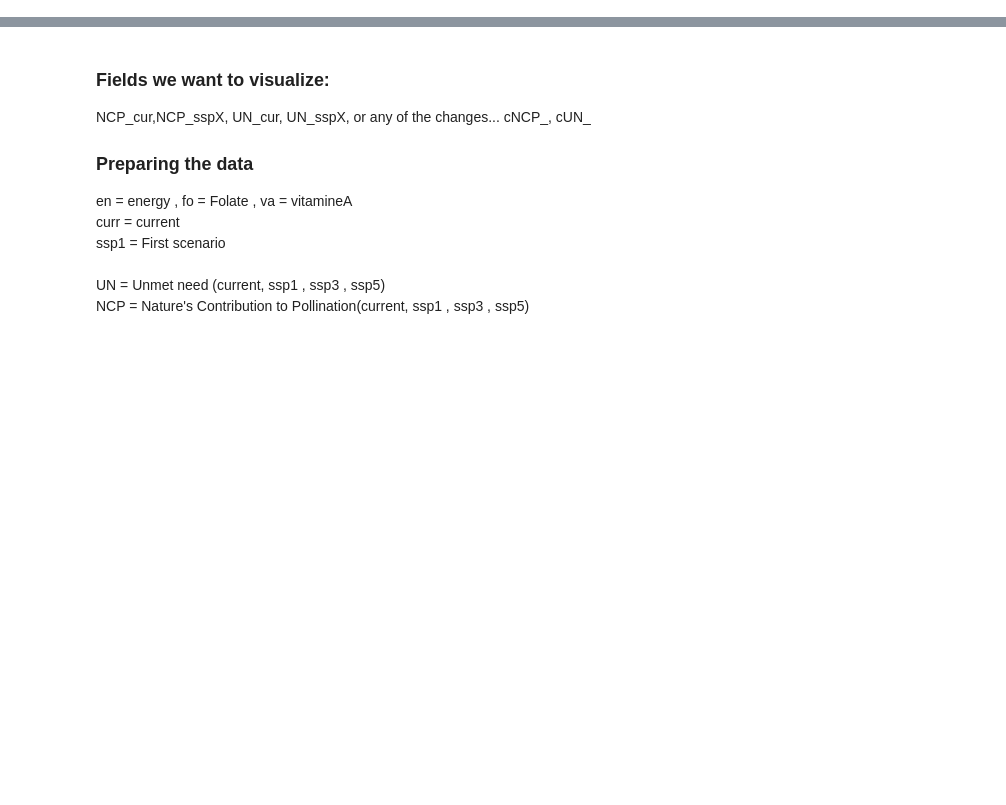
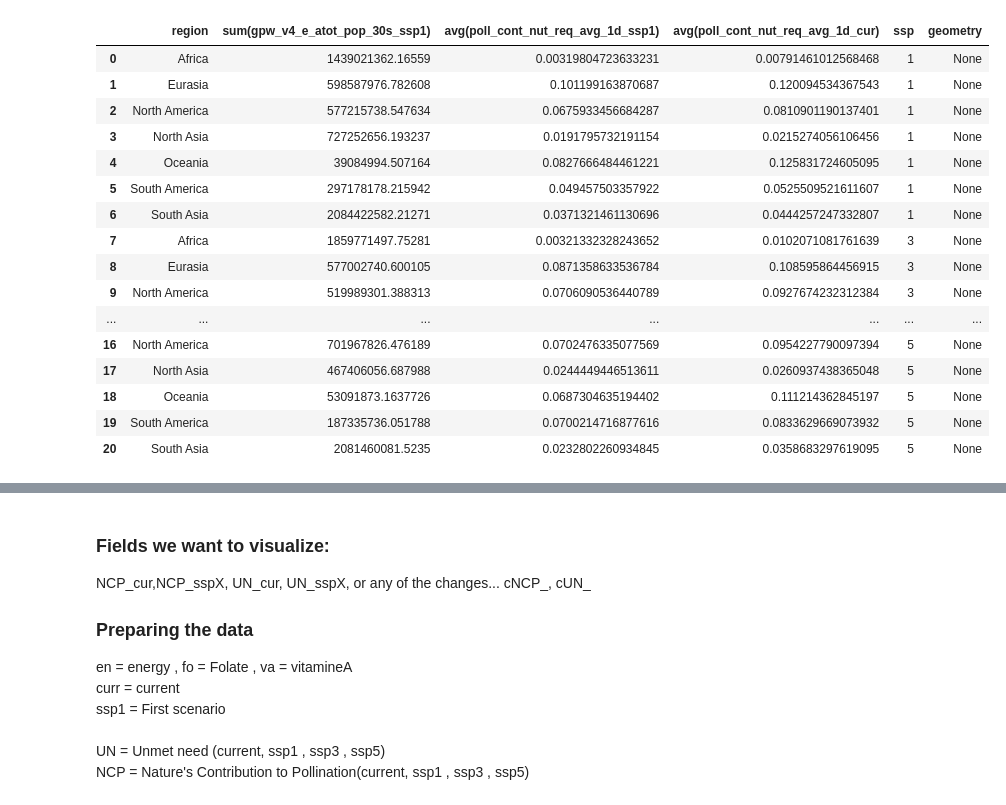
Before and after one commit to AhmedAhres/AhmedAhres.github.io, a Jupyter notebook: DataExploration.ipynb, the cells around one changed output, grey strips where cells are left out. Cells and saved outputs as stored; diff of their text form; code cells hidden in the pictures; blank space fills up the shorter version.

```diff
--- a/DataExploration.ipynb
+++ b/DataExploration.ipynb
@@ -22,0 +67,20 @@ all_datasets['relevant_population']
+# %%
+all_datasets['region_ncpsummary_negative']
+# %% [output]
+|  | region | sum(gpw_v4_e_atot_pop_30s_ssp1) | avg(poll_cont_nut_req_avg_1d_ssp1) | avg(poll_cont_nut_req_avg_1d_cur) | ssp | geometry |
+| 0 | Africa | 1439021362.16559 | 0.00319804723633231 | 0.00791461012568468 | 1 | None |
+| 1 | Eurasia | 598587976.782608 | 0.101199163870687 | 0.120094534367543 | 1 | None |
+| 2 | North America | 577215738.547634 | 0.0675933456684287 | 0.0810901190137401 | 1 | None |
+| 3 | North Asia | 727252656.193237 | 0.0191795732191154 | 0.0215274056106456 | 1 | None |
+| 4 | Oceania | 39084994.507164 | 0.0827666484461221 | 0.125831724605095 | 1 | None |
+| 5 | South America | 297178178.215942 | 0.049457503357922 | 0.0525509521611607 | 1 | None |
+| 6 | South Asia | 2084422582.21271 | 0.0371321461130696 | 0.0444257247332807 | 1 | None |
+| 7 | Africa | 1859771497.75281 | 0.00321332328243652 | 0.0102071081761639 | 3 | None |
+| 8 | Eurasia | 577002740.600105 | 0.0871358633536784 | 0.108595864456915 | 3 | None |
+| 9 | North America | 519989301.388313 | 0.0706090536440789 | 0.0927674232312384 | 3 | None |
+| ... | ... | ... | ... | ... | ... | ... |
+| 16 | North America | 701967826.476189 | 0.0702476335077569 | 0.0954227790097394 | 5 | None |
+| 17 | North Asia | 467406056.687988 | 0.0244449446513611 | 0.0260937438365048 | 5 | None |
+| 18 | Oceania | 53091873.1637726 | 0.0687304635194402 | 0.111214362845197 | 5 | None |
+| 19 | South America | 187335736.051788 | 0.0700214716877616 | 0.0833629669073932 | 5 | None |
+| 20 | South Asia | 2081460081.5235 | 0.0232802260934845 | 0.0358683297619095 | 5 | None |
```
Also changed, not shown: parts of 12 cells of this notebook, 6 other files.
